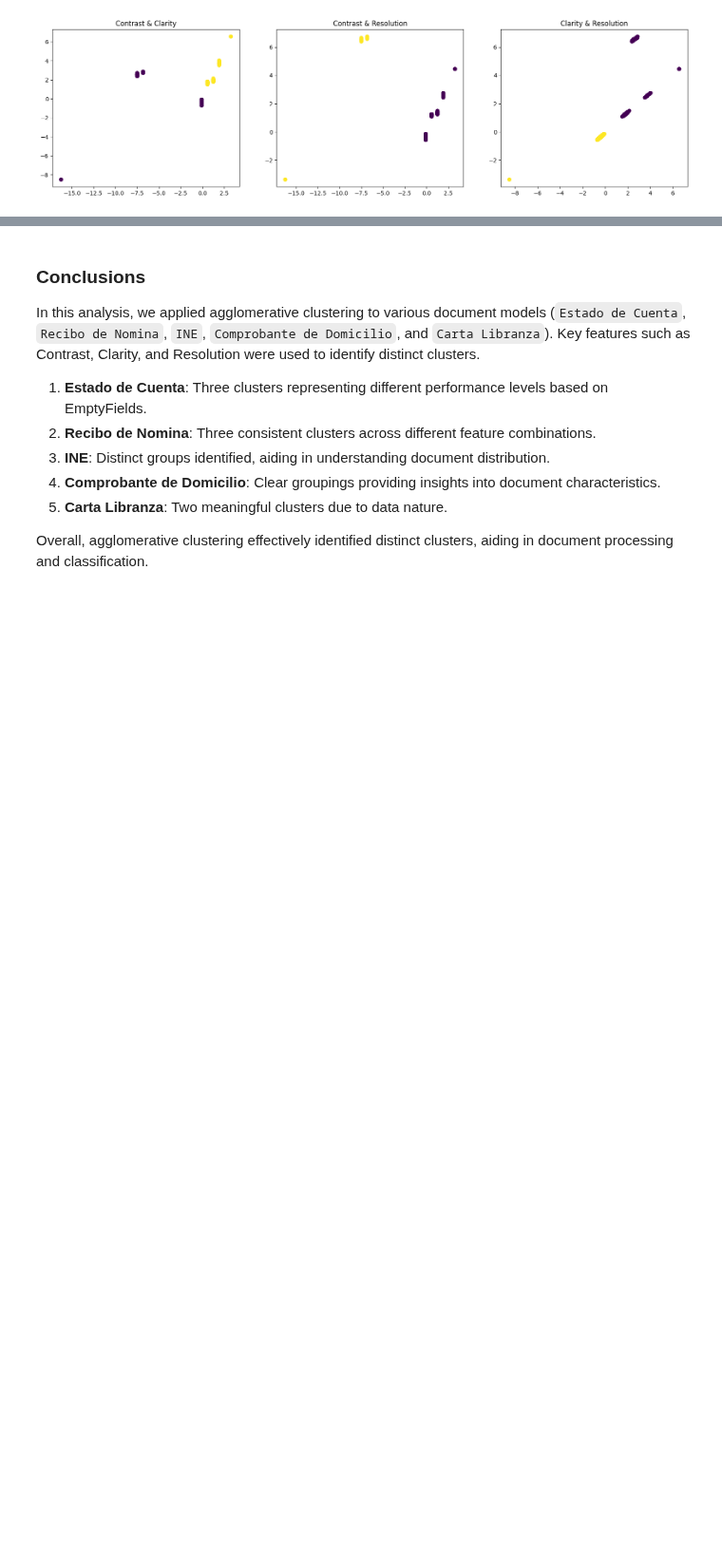
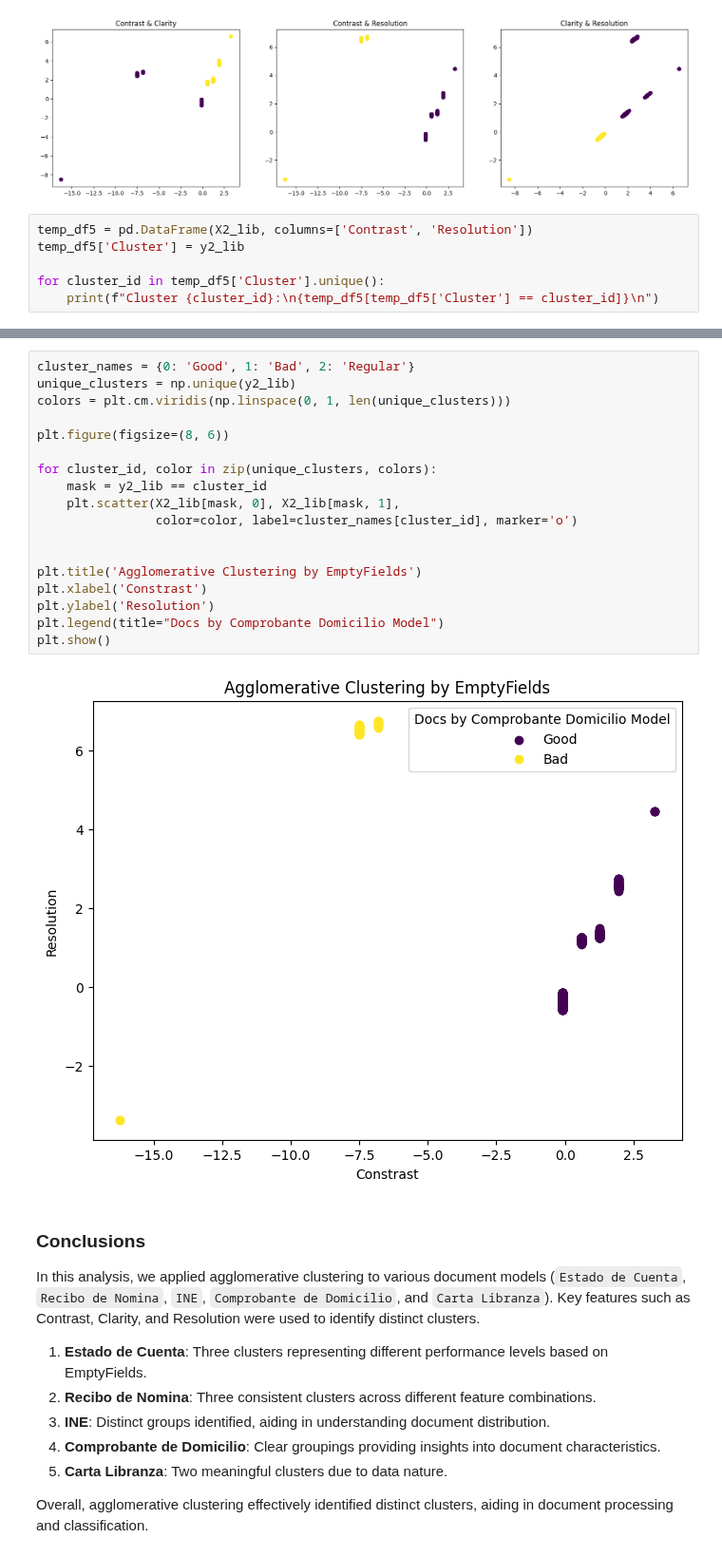
Before and after one commit to Jesus2342/IntProject_Team8, a Jupyter notebook: IntProject_Team8/notebooks/Final_Mod_Act5.ipynb, the cells around one changed output, grey strips where cells are left out. Shown at 95% size. Cells and saved outputs as stored; diff of their text form; blank space fills up the shorter version.

```diff
--- a/IntProject_Team8/notebooks/Final_Mod_Act5.ipynb
+++ b/IntProject_Team8/notebooks/Final_Mod_Act5.ipynb
@@ -346,3 +491,9 @@ X_lib = [X1_lib, X2_lib, X3_lib]
 agg_graph(X_lib, labels_lib, graph_titles)
 # %% [output]
 [figure]
+# %%
+temp_df5 = pd.DataFrame(X2_lib, columns=['Contrast', 'Resolution'])
+temp_df5['Cluster'] = y2_lib
+
+for cluster_id in temp_df5['Cluster'].unique():
+    print(f"Cluster {cluster_id}:\n{temp_df5[temp_df5['Cluster'] == cluster_id]}\n")
@@ -349,3 +518,23 @@ agg_graph(X_lib, labels_lib, graph_titles)
+# %%
+cluster_names = {0: 'Good', 1: 'Bad', 2: 'Regular'}
+unique_clusters = np.unique(y2_lib)
+colors = plt.cm.viridis(np.linspace(0, 1, len(unique_clusters)))
+
+plt.figure(figsize=(8, 6))
+
+for cluster_id, color in zip(unique_clusters, colors):
+    mask = y2_lib == cluster_id
+    plt.scatter(X2_lib[mask, 0], X2_lib[mask, 1],
+                color=color, label=cluster_names[cluster_id], marker='o')
+
+
+plt.title('Agglomerative Clustering by EmptyFields')
+plt.xlabel('Constrast')
+plt.ylabel('Resolution')
+plt.legend(title="Docs by Comprobante Domicilio Model")
+plt.show()
+# %% [output]
+[figure, added]
 # %% [markdown]
 ### Conclusions
 In this analysis, we applied agglomerative clustering to various document models (`Estado de Cuenta`, `Recibo de Nomina`, `INE`, `Comprobante de Domicilio`, and `Carta Libranza`). Key features such as Contrast, Clarity, and Resolution were used to identify distinct clusters.
```
Also changed, not shown: parts of 25 cells of this notebook, 1 other file.
